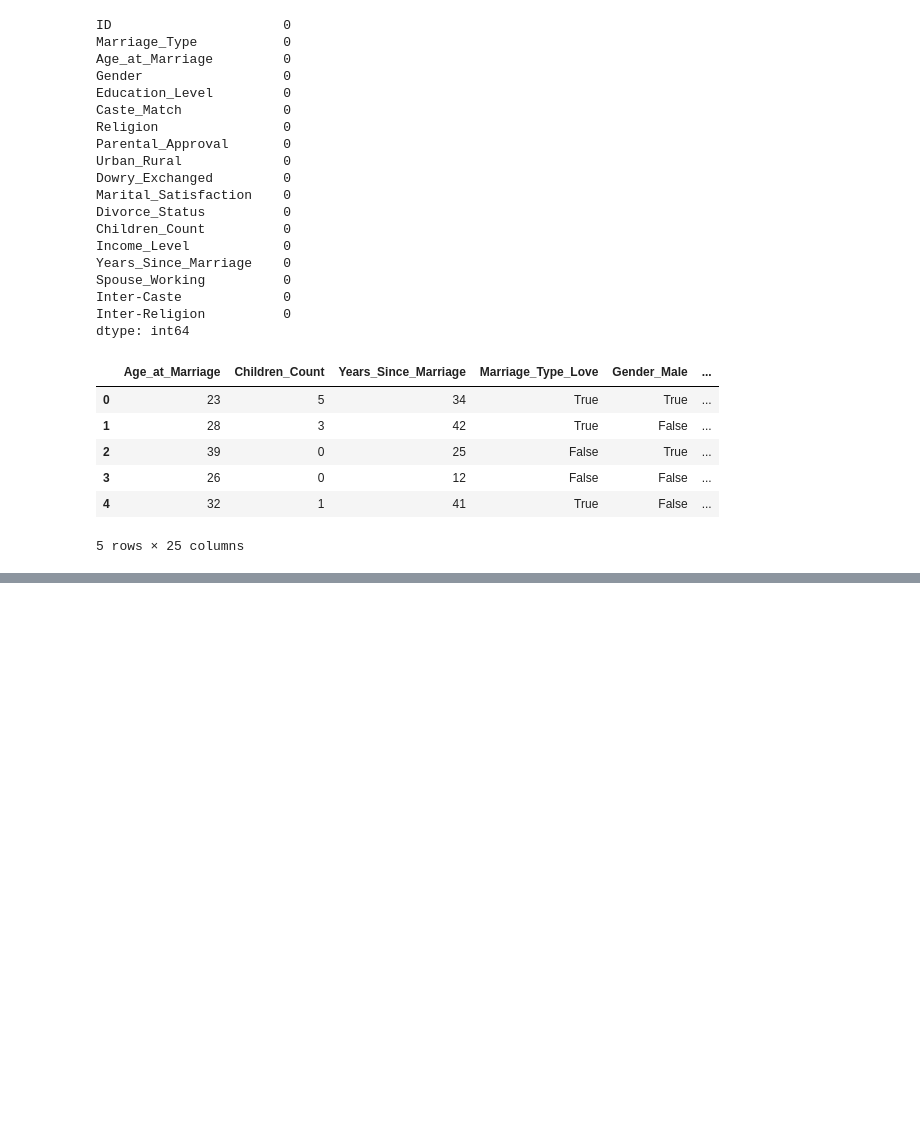
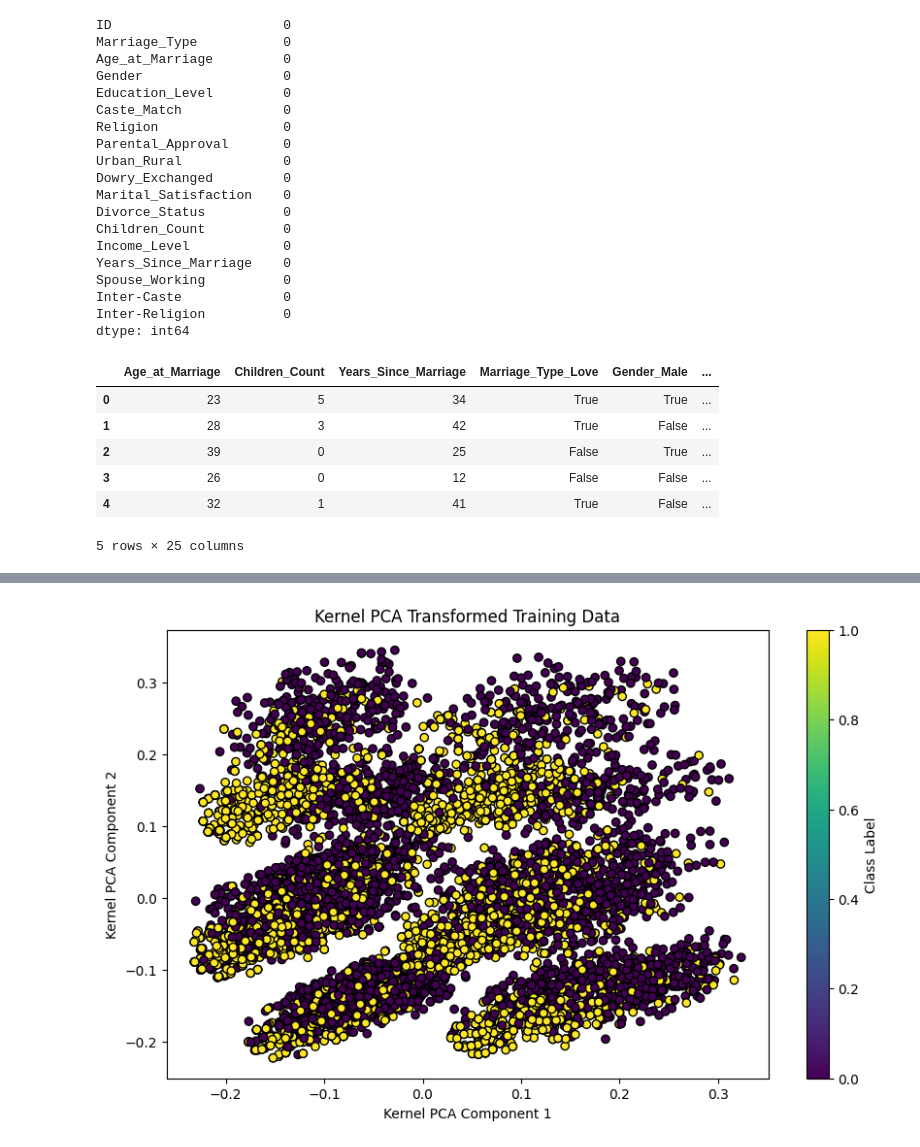
Before and after one commit to yelisetti/SEIS763FinalProject, a Jupyter notebook: Project.ipynb, the cells around one changed output, grey strips where cells are left out. Saved outputs shown, nothing was run; the diff lists cells and outputs as text; code cells hidden in the pictures; blank space fills up the shorter version.

```diff
--- a/Project.ipynb
+++ b/Project.ipynb
@@ -273,0 +284,18 @@ plt.show()
+# %%
+from sklearn.decomposition import KernelPCA
+
+# Performing Kernel PCA
+kernel_pca = KernelPCA(n_components=25, kernel='rbf')
+X_train_kernel_pca = kernel_pca.fit_transform(X_train_smote)
+X_test_kernel_pca = kernel_pca.transform(X_test_smote)
+
+# Scatter plot of Kernel PCA transformed data
+plt.figure(figsize=(10, 6))
+plt.scatter(X_train_kernel_pca[:, 3], X_train_kernel_pca[:, 4], c=y_train_smote, cmap='viridis', edgecolor='k')
+plt.title("Kernel PCA Transformed Training Data")
+plt.xlabel("Kernel PCA Component 1")
+plt.ylabel("Kernel PCA Component 2")
+plt.colorbar(label='Class Label')
+plt.show()
+# %% [output]
+[figure, added]
```
Also changed, not shown: parts of 21 cells of this notebook.
